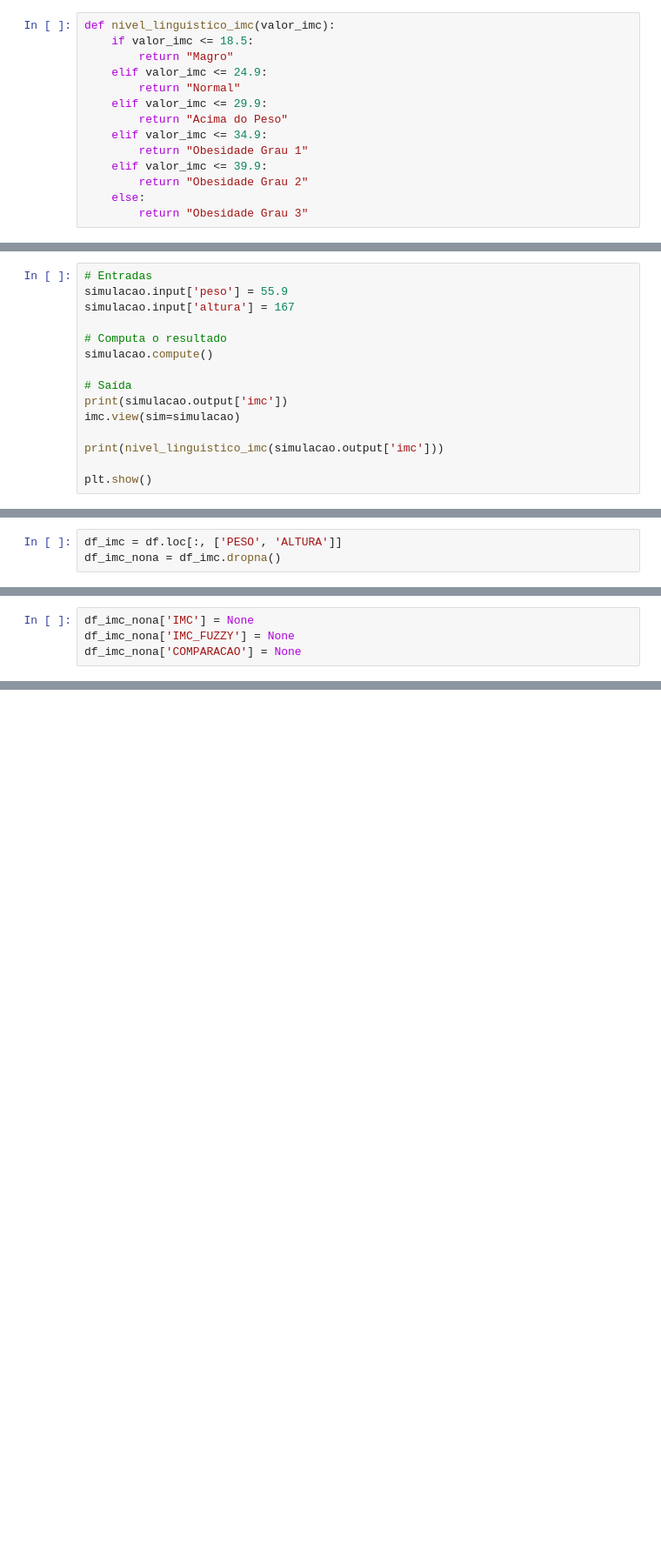
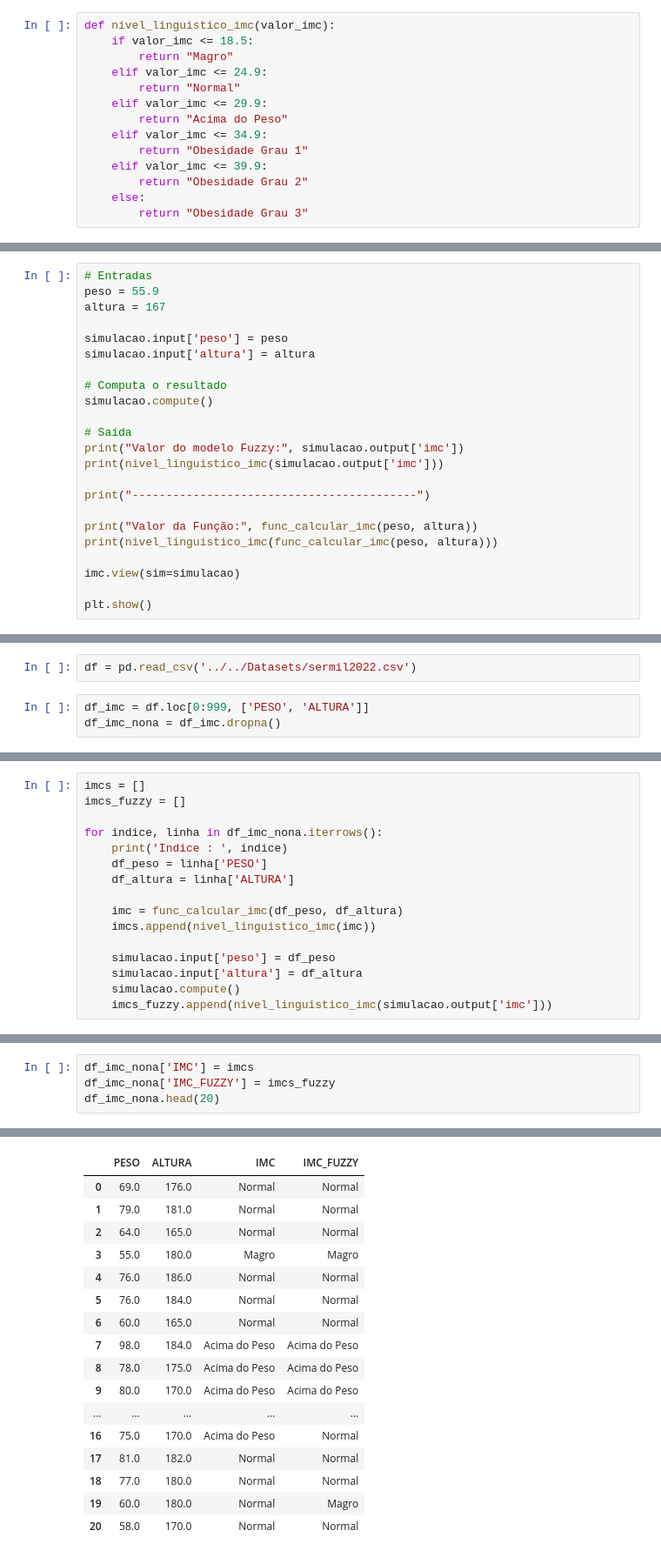
Before and after one commit to Ryan-S-S/Monitoria, a Jupyter notebook: Técnicas de Aprendizagem Diversas/Logica Fuzzy/Fuzzy_IMC.ipynb, the cells around one changed output, grey strips where cells are left out. Shown at 87% size. Saved outputs shown, nothing was run; the diff lists cells and outputs as text; blank space fills up the shorter version.

Commit message:
modificações no Fuzzy

```diff
--- a/Técnicas de Aprendizagem Diversas/Logica Fuzzy/Fuzzy_IMC.ipynb
+++ b/Técnicas de Aprendizagem Diversas/Logica Fuzzy/Fuzzy_IMC.ipynb
@@ -106,16 +120,24 @@ def nivel_linguistico_imc(valor_imc):
 # %%
 # Entradas
-simulacao.input['peso'] = 55.9
-simulacao.input['altura'] = 167
+peso = 55.9
+altura = 167
+
+simulacao.input['peso'] = peso
+simulacao.input['altura'] = altura
 
 # Computa o resultado
 simulacao.compute()
 
 # Saída
-print(simulacao.output['imc'])
+print("Valor do modelo Fuzzy:", simulacao.output['imc'])
+print(nivel_linguistico_imc(simulacao.output['imc']))
+
+print("------------------------------------------")
+
+print("Valor da Função:", func_calcular_imc(peso, altura))
+print(nivel_linguistico_imc(func_calcular_imc(peso, altura)))
+
 imc.view(sim=simulacao)
 
-print(nivel_linguistico_imc(simulacao.output['imc']))
-
 plt.show()
 # %% [output]
@@ -147,3 +154,5 @@ df.head(2)
+# %%
+df = pd.read_csv('../../Datasets/sermil2022.csv')
 # %%
-df_imc = df.loc[:, ['PESO', 'ALTURA']]
+df_imc = df.loc[0:999, ['PESO', 'ALTURA']]
 df_imc_nona = df_imc.dropna()
@@ -149,0 +176,16 @@ df_imc_nona = df_imc.dropna()
+# %%
+imcs = []
+imcs_fuzzy = []
+
+for indice, linha in df_imc_nona.iterrows():
+    print('Indice : ', indice)
+    df_peso = linha['PESO']
+    df_altura = linha['ALTURA']
+
+    imc = func_calcular_imc(df_peso, df_altura)
+    imcs.append(nivel_linguistico_imc(imc))
+
+    simulacao.input['peso'] = df_peso
+    simulacao.input['altura'] = df_altura
+    simulacao.compute()
+    imcs_fuzzy.append(nivel_linguistico_imc(simulacao.output['imc']))
@@ -150,7 +210,7 @@ df_imc_nona = df_imc.dropna()
 # %%
-df_imc_nona['IMC'] = None
-df_imc_nona['IMC_FUZZY'] = None
-df_imc_nona['COMPARACAO'] = None
+df_imc_nona['IMC'] = imcs
+df_imc_nona['IMC_FUZZY'] = imcs_fuzzy
+df_imc_nona.head(20)
 # %% [output]
 A value is trying to be set on a copy of a slice from a DataFrame.
 Try using .loc[row_indexer,col_indexer] = value instead
@@ -169,0 +225,17 @@ See the caveats in the documentation: https://pandas.pydata.org/pandas-docs/stab
+|  | PESO | ALTURA | IMC | IMC_FUZZY |
+| 0 | 69.0 | 176.0 | Normal | Normal |
+| 1 | 79.0 | 181.0 | Normal | Normal |
+| 2 | 64.0 | 165.0 | Normal | Normal |
+| 3 | 55.0 | 180.0 | Magro | Magro |
+| 4 | 76.0 | 186.0 | Normal | Normal |
+| 5 | 76.0 | 184.0 | Normal | Normal |
+| 6 | 60.0 | 165.0 | Normal | Normal |
+| 7 | 98.0 | 184.0 | Acima do Peso | Acima do Peso |
+| 8 | 78.0 | 175.0 | Acima do Peso | Acima do Peso |
+| 9 | 80.0 | 170.0 | Acima do Peso | Acima do Peso |
+| ... | ... | ... | ... | ... |
+| 16 | 75.0 | 170.0 | Acima do Peso | Normal |
+| 17 | 81.0 | 182.0 | Normal | Normal |
+| 18 | 77.0 | 180.0 | Normal | Normal |
+| 19 | 60.0 | 180.0 | Normal | Magro |
+| 20 | 58.0 | 170.0 | Normal | Normal |
```
Also changed, not shown: parts of 29 cells of this notebook, 1 other file.
